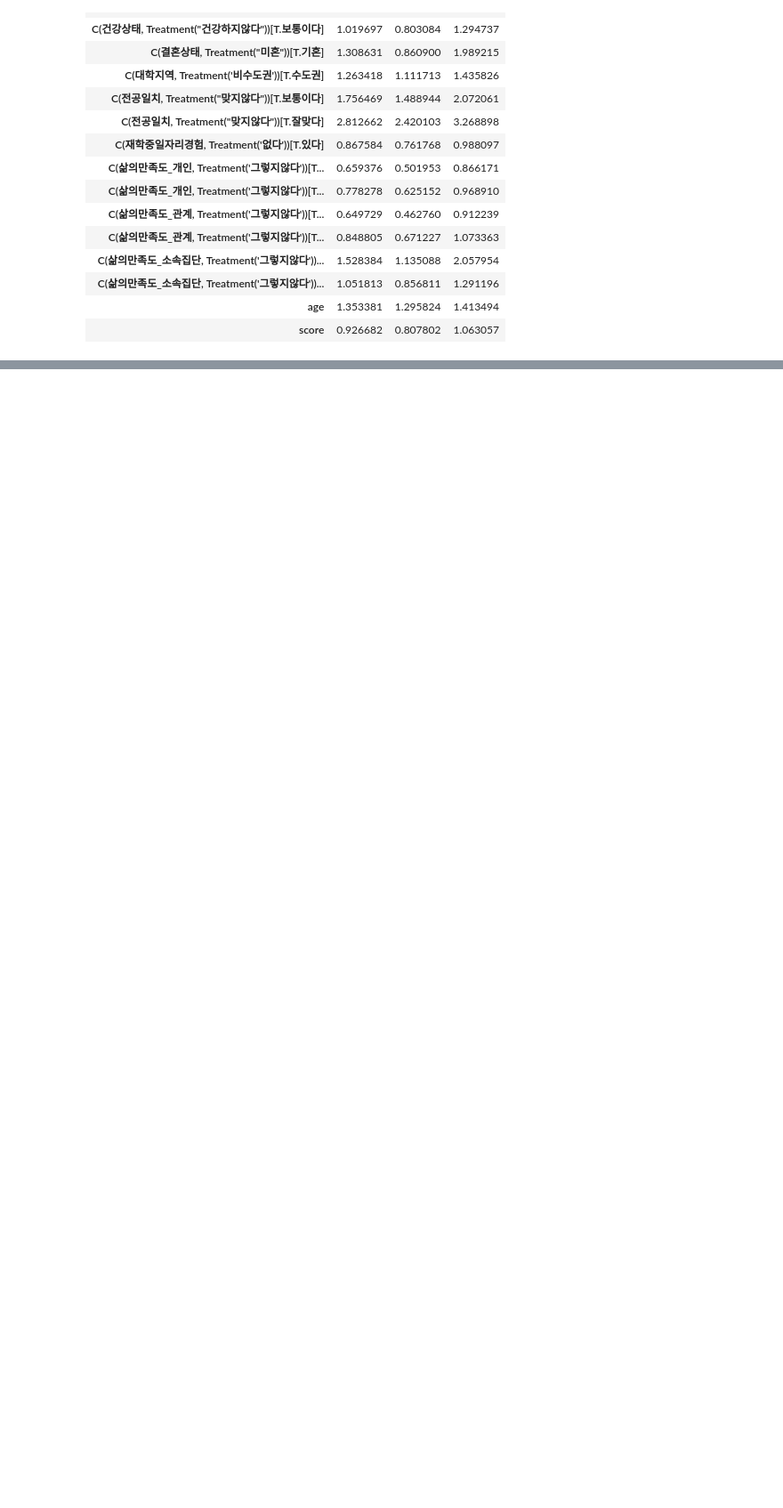
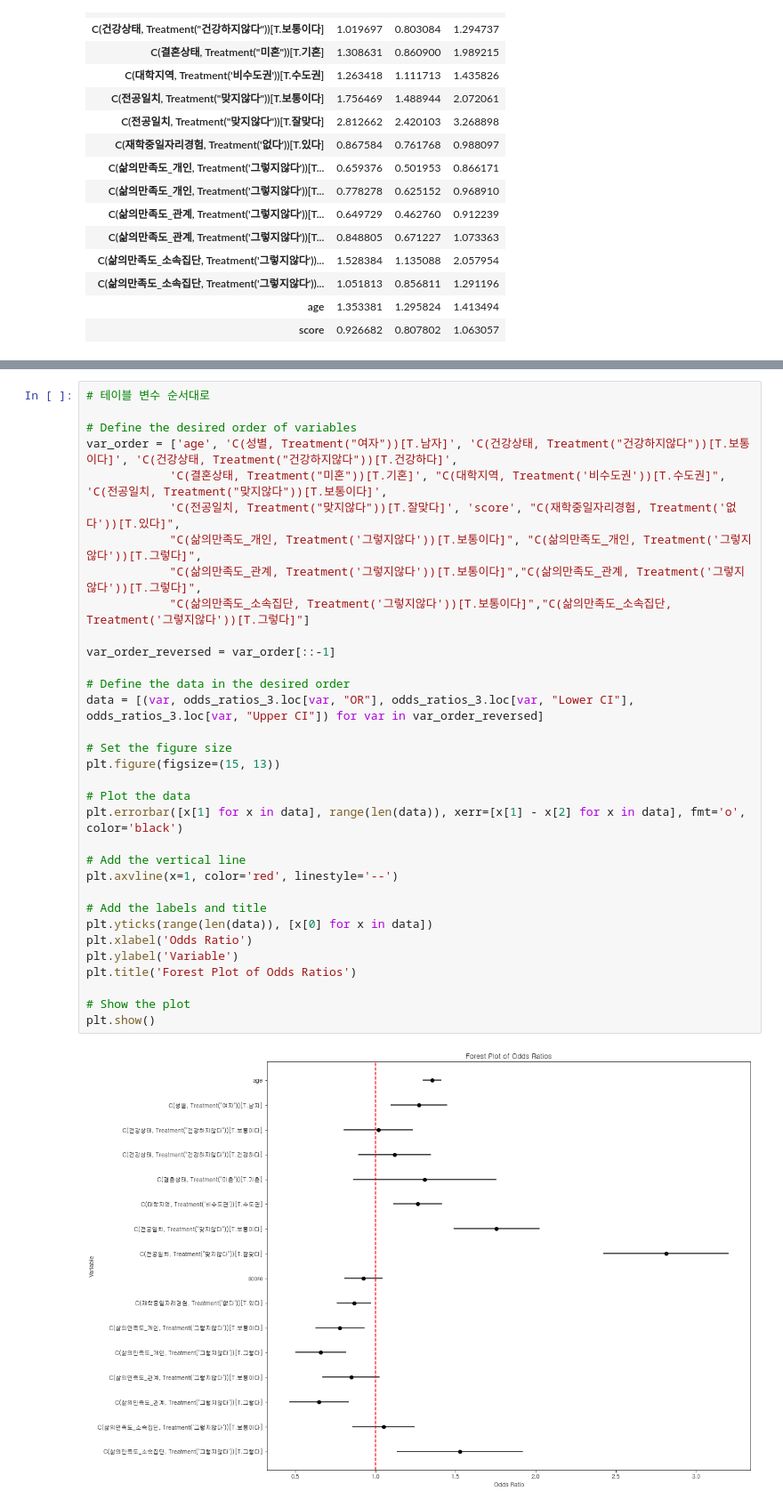
Before and after one commit to tabjun/from-22-to-23-project, a Jupyter notebook: 2023_pannel_analysis/2023.04.04_Multi_logistic.ipynb, the cells around one changed output, grey strips where cells are left out. Shown at 89% size. Saved outputs shown, nothing was run; the diff lists cells and outputs as text; blank space fills up the shorter version.

```diff
--- a/2023_pannel_analysis/2023.04.04_Multi_logistic.ipynb
+++ b/2023_pannel_analysis/2023.04.04_Multi_logistic.ipynb
@@ -263,0 +297,35 @@ score                                      0.926682  0.807802  1.063057
+# %%
+# 테이블 변수 순서대로
+
+# Define the desired order of variables
+var_order = ['age', 'C(성별, Treatment("여자"))[T.남자]', 'C(건강상태, Treatment("건강하지않다"))[T.보통이다]', 'C(건강상태, Treatment("건강하지않다"))[T.건강하다]',
+            'C(결혼상태, Treatment("미혼"))[T.기혼]', "C(대학지역, Treatment('비수도권'))[T.수도권]", 'C(전공일치, Treatment("맞지않다"))[T.보통이다]',
+            'C(전공일치, Treatment("맞지않다"))[T.잘맞다]', 'score', "C(재학중일자리경험, Treatment('없다'))[T.있다]",
+            "C(삶의만족도_개인, Treatment('그렇지않다'))[T.보통이다]", "C(삶의만족도_개인, Treatment('그렇지않다'))[T.그렇다]",
+            "C(삶의만족도_관계, Treatment('그렇지않다'))[T.보통이다]","C(삶의만족도_관계, Treatment('그렇지않다'))[T.그렇다]",
+            "C(삶의만족도_소속집단, Treatment('그렇지않다'))[T.보통이다]","C(삶의만족도_소속집단, Treatment('그렇지않다'))[T.그렇다]"]
+
+var_order_reversed = var_order[::-1]
+
+# Define the data in the desired order
+data = [(var, odds_ratios_3.loc[var, "OR"], odds_ratios_3.loc[var, "Lower CI"], odds_ratios_3.loc[var, "Upper CI"]) for var in var_order_reversed]
+
+# Set the figure size
+plt.figure(figsize=(15, 13))
+
+# Plot the data
+plt.errorbar([x[1] for x in data], range(len(data)), xerr=[x[1] - x[2] for x in data], fmt='o', color='black')
+
+# Add the vertical line
+plt.axvline(x=1, color='red', linestyle='--')
+
+# Add the labels and title
+plt.yticks(range(len(data)), [x[0] for x in data])
+plt.xlabel('Odds Ratio')
+plt.ylabel('Variable')
+plt.title('Forest Plot of Odds Ratios')
+
+# Show the plot
+plt.show()
+# %% [output]
+[figure, added]
```
Also changed, not shown: parts of 12 cells of this notebook.
